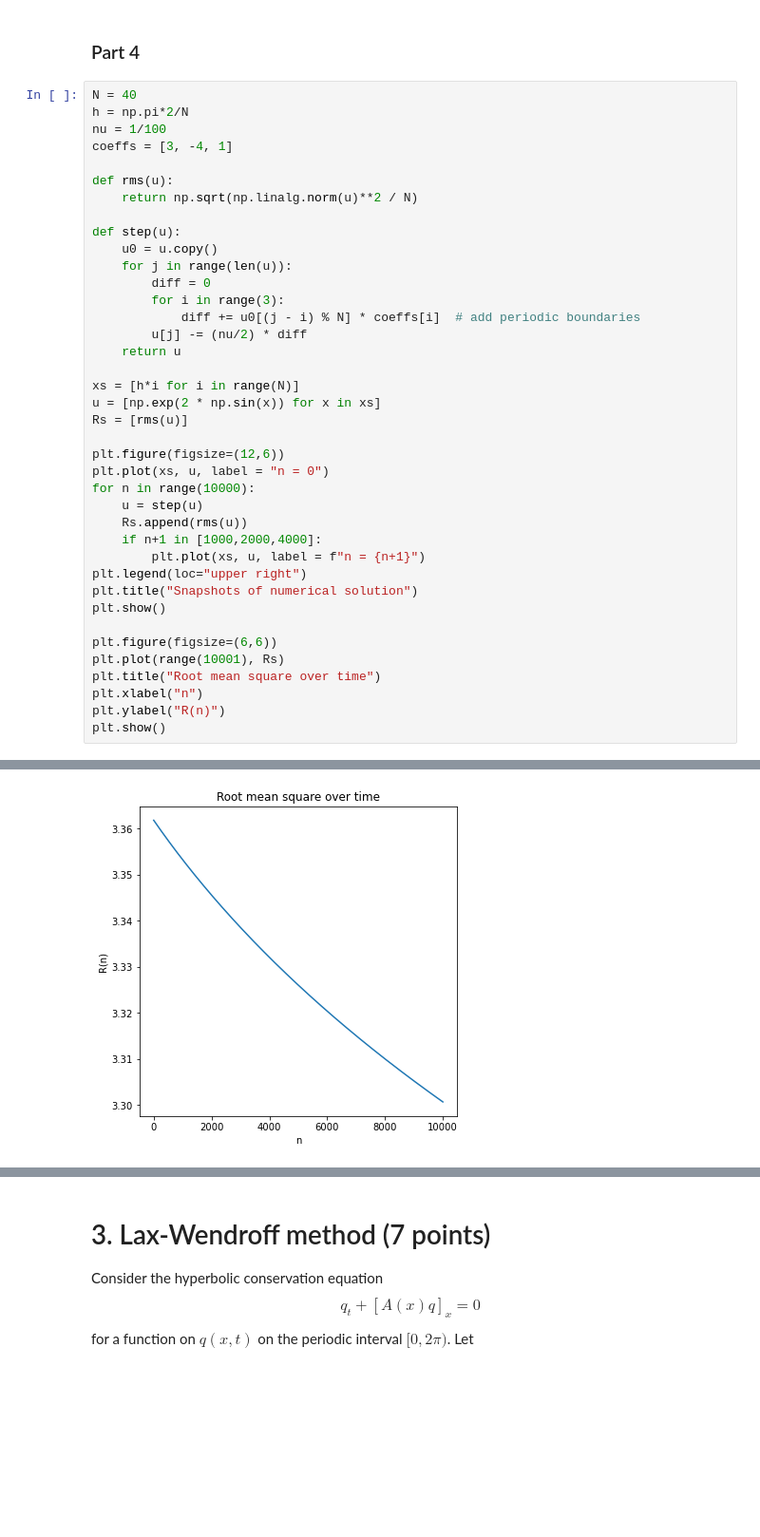
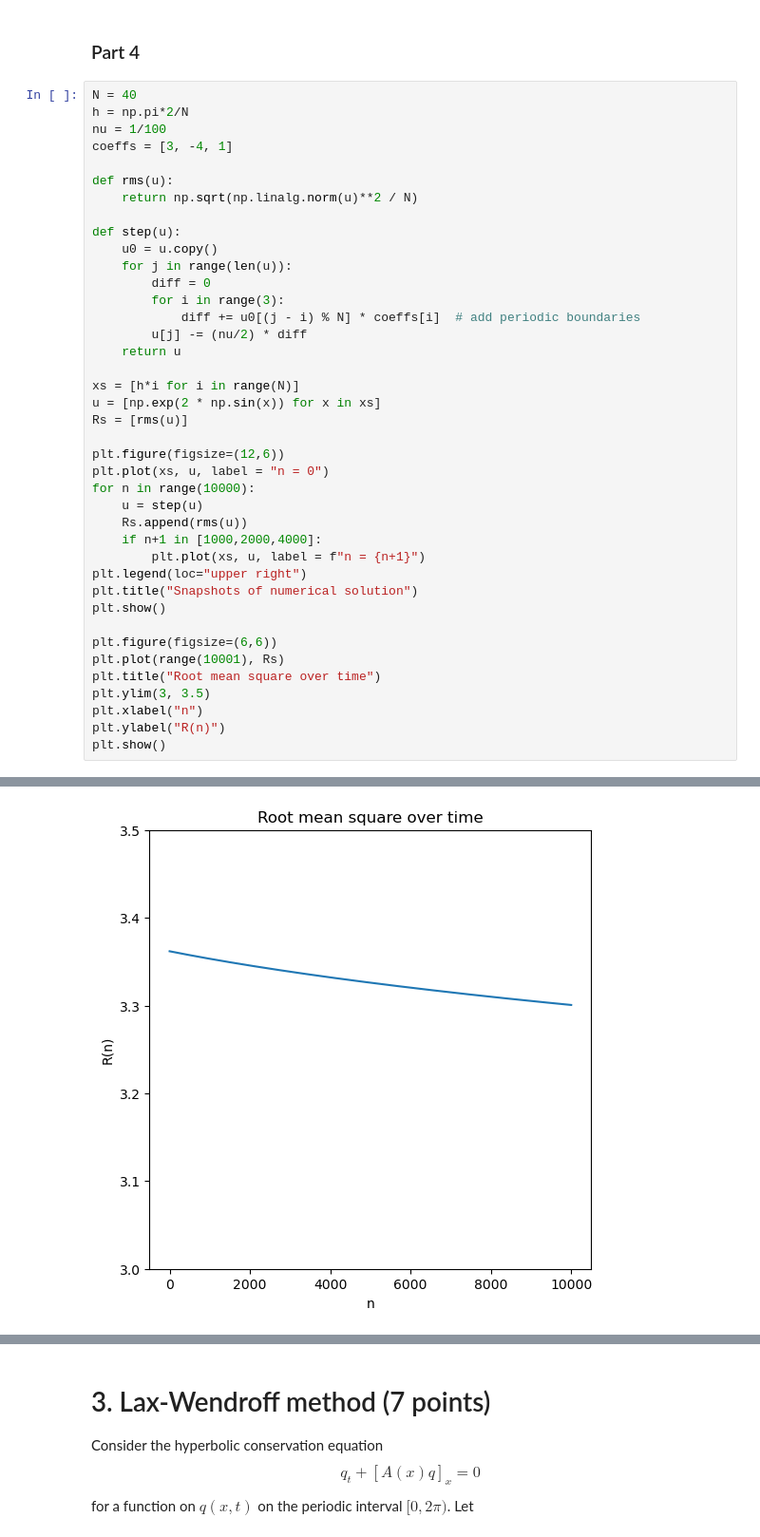
Before and after one commit to whuang259/Math714-Physics763, a Jupyter notebook: Math 714/Math_714_HW_4.ipynb, the cells around one changed output, grey strips where cells are left out. Shown at 95% size. Drawn from its saved outputs; the diff is of its cells as text; blank space fills up the shorter version.

```diff
--- a/Math 714/Math_714_HW_4.ipynb
+++ b/Math 714/Math_714_HW_4.ipynb
@@ -126,34 +149,35 @@ def step(u):
     for j in range(len(u)):
         diff = 0
         for i in range(3):
             diff += u0[(j - i) % N] * coeffs[i]  # add periodic boundaries
         u[j] -= (nu/2) * diff
     return u
 
 xs = [h*i for i in range(N)]
 u = [np.exp(2 * np.sin(x)) for x in xs]
 Rs = [rms(u)]
 
 plt.figure(figsize=(12,6))
 plt.plot(xs, u, label = "n = 0")
 for n in range(10000):
     u = step(u)
     Rs.append(rms(u))
     if n+1 in [1000,2000,4000]:
         plt.plot(xs, u, label = f"n = {n+1}")
 plt.legend(loc="upper right")
 plt.title("Snapshots of numerical solution")
 plt.show()
 
 plt.figure(figsize=(6,6))
 plt.plot(range(10001), Rs)
 plt.title("Root mean square over time")
+plt.ylim(3, 3.5)
 plt.xlabel("n")
 plt.ylabel("R(n)")
 plt.show()
 # %% [output]
 [figure]
-[figure, old version]
+[figure, new version]
 # %% [markdown]
 ### Part 5
 
```
Also changed, not shown: parts of 11 cells of this notebook, 1 other file.
